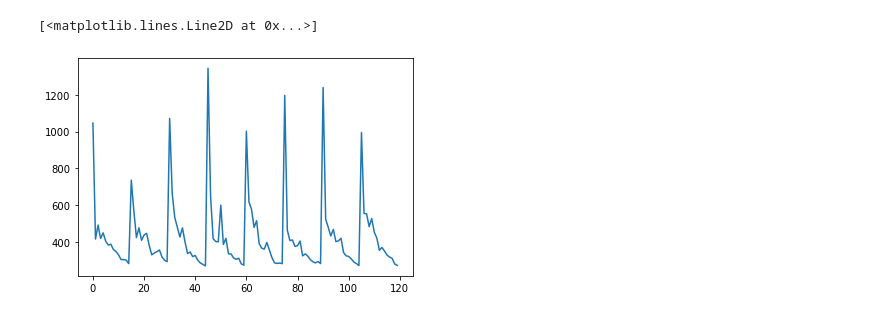
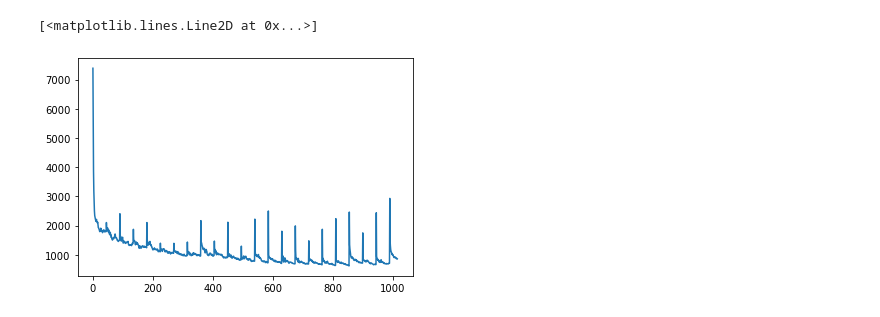
Before and after one commit to TovarnovM/neuro_missile, a Jupyter notebook: src/Agent Training 2.ipynb, the cells around one changed output. Drawn from its saved outputs; the diff is of its cells as text; code cells hidden in the pictures.

```diff
--- a/src/Agent Training 2.ipynb
+++ b/src/Agent Training 2.ipynb
@@ -2,6 +2,6 @@
 from mybot2 import MissileCoach
 from tqdm.notebook import tqdm
 # %%
-mc = MissileCoach.create_new(128,256,128,64, 0.9, 256, 2048, 0.00005, 0.0005,15)
+mc = MissileCoach.create_new(128,256,128,64, 0.95, 256, 2048, 0.000005, 0.0005,45)
 # %% [output]
 loading dataset
@@ -38,5 +64,5 @@ plt.show()
 # %%
-plt.plot([h['error'] for h in mc.history][-120:])
+plt.plot([h['error'] for h in mc.history])
 # %% [output]
 [<matplotlib.lines.Line2D at 0x...>]
-[figure, old version]
+[figure, new version]
```
Also changed, not shown: parts of 10 cells of this notebook, 21 other files.
